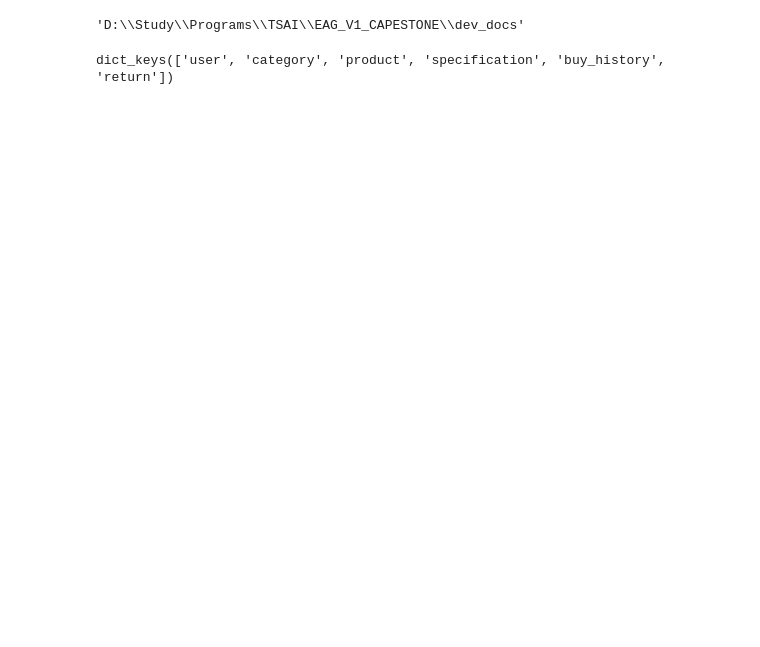
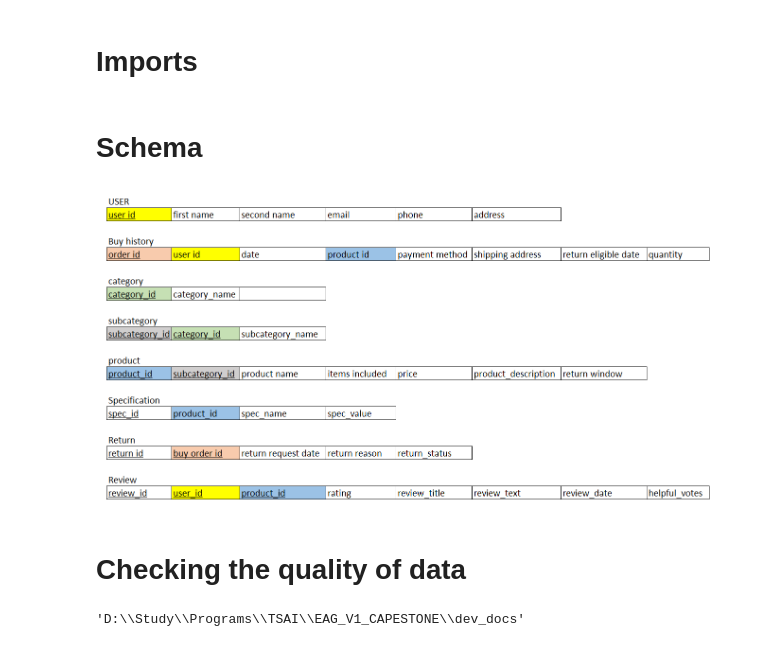
Before and after one commit to bhattacharjeeajay12/EAG_V1_CAPESTONE, a Jupyter notebook: dev_docs/test.ipynb, the cells around one changed output. Cells and saved outputs as stored; diff of their text form; code cells hidden in the pictures; blank space fills up the shorter version.

Commit message:
MCP servers added, Correct data added.

```diff
--- a/dev_docs/test.ipynb
+++ b/dev_docs/test.ipynb
@@ -1 +1,3 @@
+# %% [markdown]
+# Imports
 # %%
@@ -3,0 +7,12 @@ import json
+# %% [markdown]
+# Schema
+# %%
+from IPython.display import Image, display
+
+# Load and display a PNG image
+image_path = "schema.png"  # Using schema.png which exists in the current directory
+display(Image(filename=image_path))
+# %% [output]
+[figure, added]
+# %% [markdown]
+# Checking the quality of data
@@ -11,4 +34,0 @@ with open(r"ecommerce_dummy_data.json", "r", encoding="utf-8") as f:
-# %%
-data.keys()
-# %% [output]
-dict_keys(['user', 'category', 'product', 'specification', 'buy_history', 'return'])
```
Also changed, not shown: parts of 32 cells of this notebook, 36 other files.
